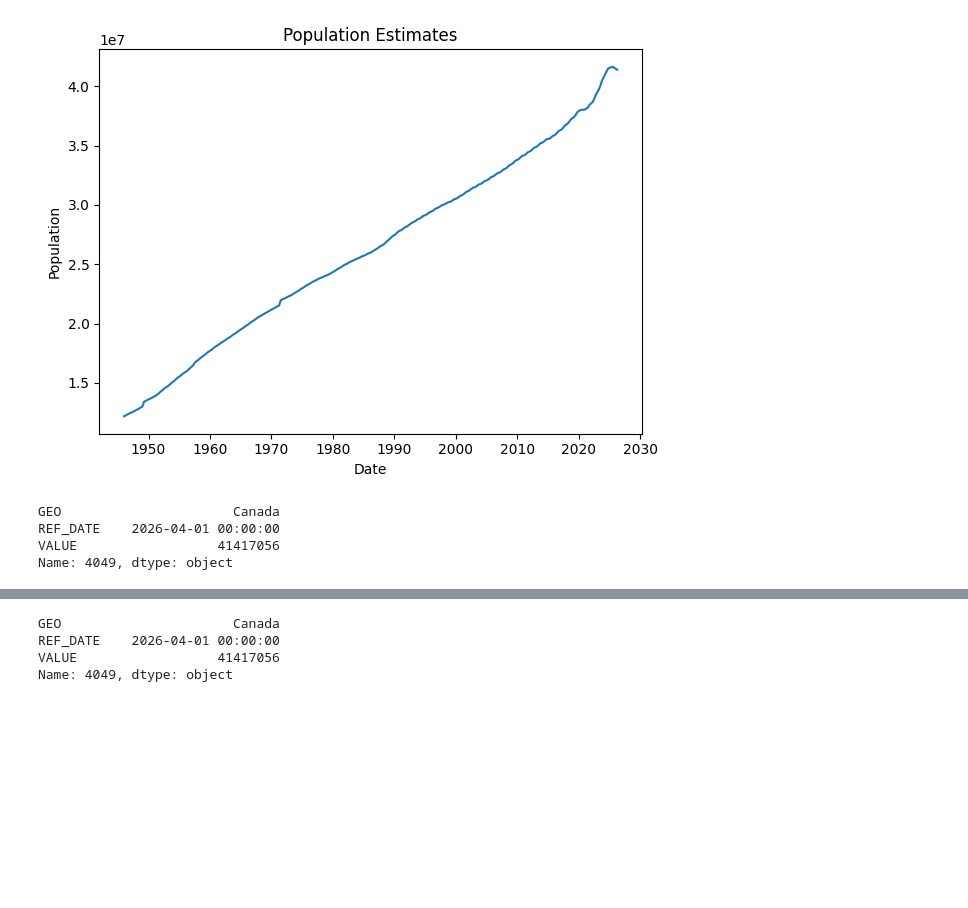
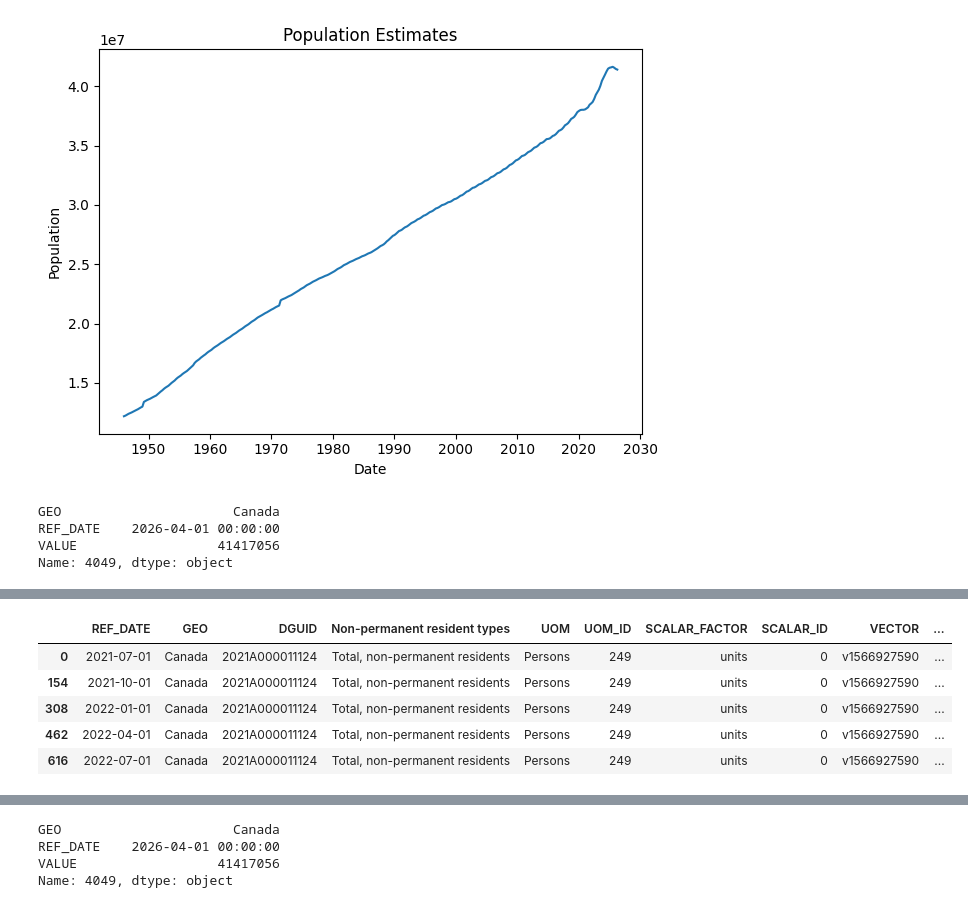
Before and after one commit to yrmo/gcinfo, a Jupyter notebook: non-permanent-percentage-population.ipynb, the cells around one changed output, grey strips where cells are left out. Drawn from its saved outputs; the diff is of its cells as text; code cells hidden in the pictures; blank space fills up the shorter version.

```diff
--- a/non-permanent-percentage-population.ipynb
+++ b/non-permanent-percentage-population.ipynb
@@ -147,0 +149,10 @@ df_canada_non_permanent.head()
+# %%
+df_canada_non_permanent_total = df_canada_non_permanent[df_canada_non_permanent["Non-permanent resident types"] == "Total, non-permanent residents"]
+df_canada_non_permanent_total.head()
+# %% [output]
+|  | REF_DATE | GEO | DGUID | Non-permanent resident types | UOM | UOM_ID | SCALAR_FACTOR | SCALAR_ID | VECTOR | ... |
+| 0 | 2021-07-01 | Canada | 2021A000011124 | Total, non-permanent residents | Persons | 249 | units | 0 | v1566927590 | ... |
+| 154 | 2021-10-01 | Canada | 2021A000011124 | Total, non-permanent residents | Persons | 249 | units | 0 | v1566927590 | ... |
+| 308 | 2022-01-01 | Canada | 2021A000011124 | Total, non-permanent residents | Persons | 249 | units | 0 | v1566927590 | ... |
+| 462 | 2022-04-01 | Canada | 2021A000011124 | Total, non-permanent residents | Persons | 249 | units | 0 | v1566927590 | ... |
+| 616 | 2022-07-01 | Canada | 2021A000011124 | Total, non-permanent residents | Persons | 249 | units | 0 | v1566927590 | ... |
```
Also changed, not shown: parts of 6 cells of this notebook.
